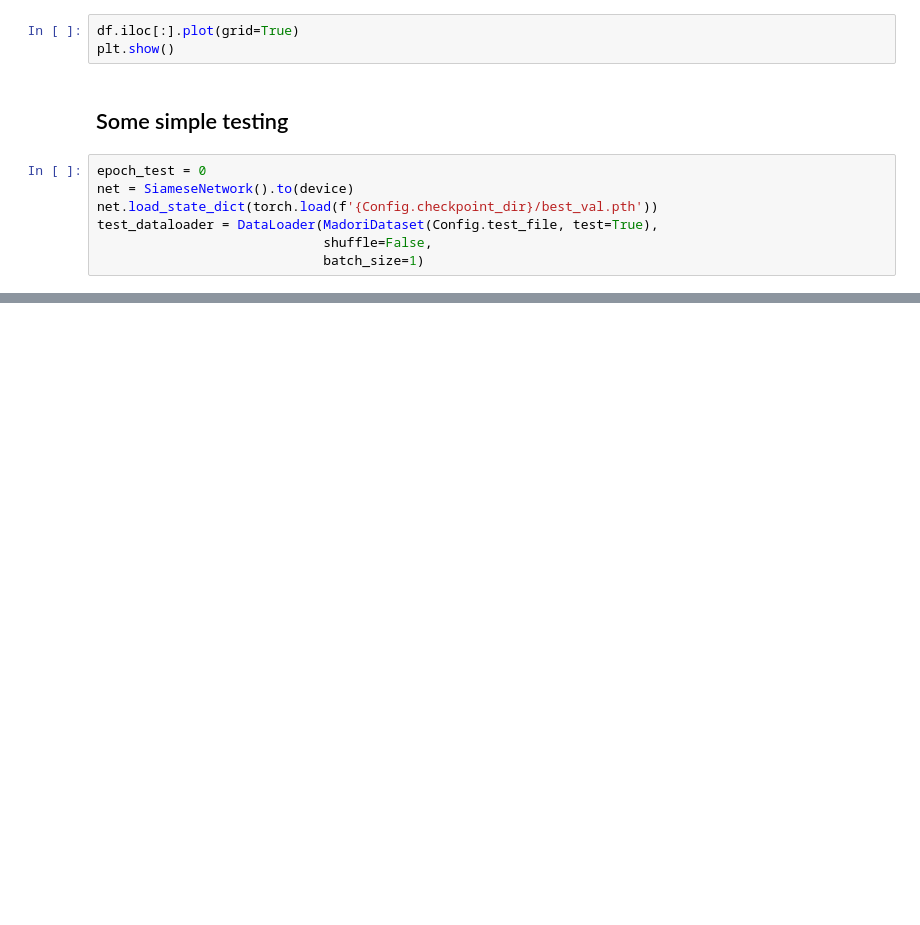
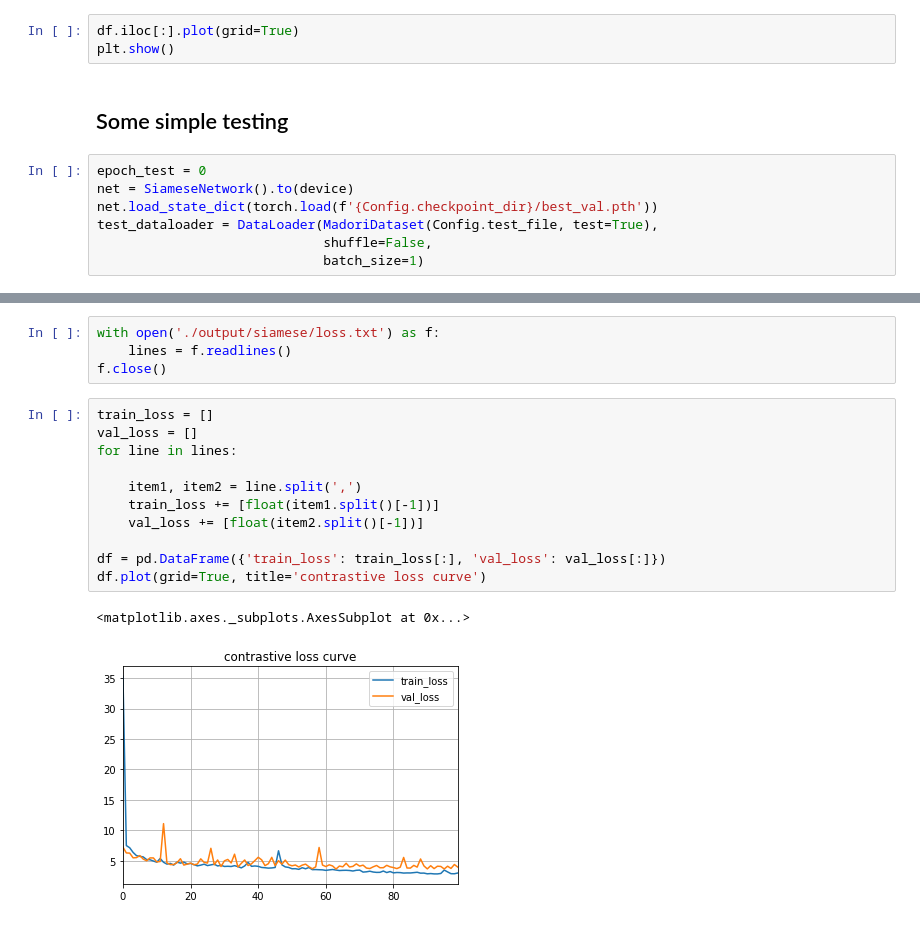
Before and after one commit to shuuchen/siamese_network, a Jupyter notebook: Siamese-networks-floorplan.ipynb, the cells around one changed output, grey strips where cells are left out. Cells and saved outputs as stored; diff of their text form; blank space fills up the shorter version.

```diff
--- a/Siamese-networks-floorplan.ipynb
+++ b/Siamese-networks-floorplan.ipynb
@@ -396,0 +400,18 @@ show_pred(test_results_0, test_results_1)
+# %%
+with open('./output/siamese/loss.txt') as f:
+    lines = f.readlines()
+f.close()
+# %%
+train_loss = []
+val_loss = []
+for line in lines:
+
+    item1, item2 = line.split(',')
+    train_loss += [float(item1.split()[-1])]
+    val_loss += [float(item2.split()[-1])]
+
+df = pd.DataFrame({'train_loss': train_loss[:], 'val_loss': val_loss[:]})
+df.plot(grid=True, title='contrastive loss curve')
+# %% [output]
+<matplotlib.axes._subplots.AxesSubplot at 0x...>
+[figure, added]
```
Also changed, not shown: parts of 8 cells of this notebook, 11 other files.
